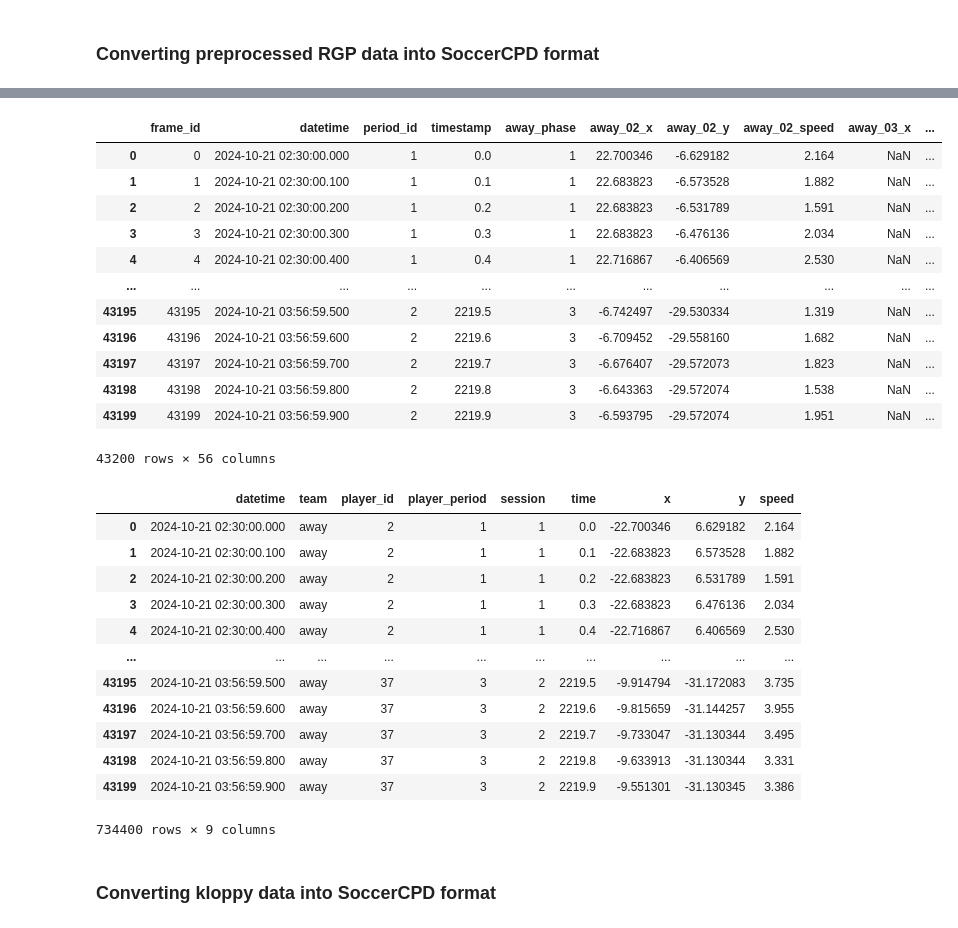
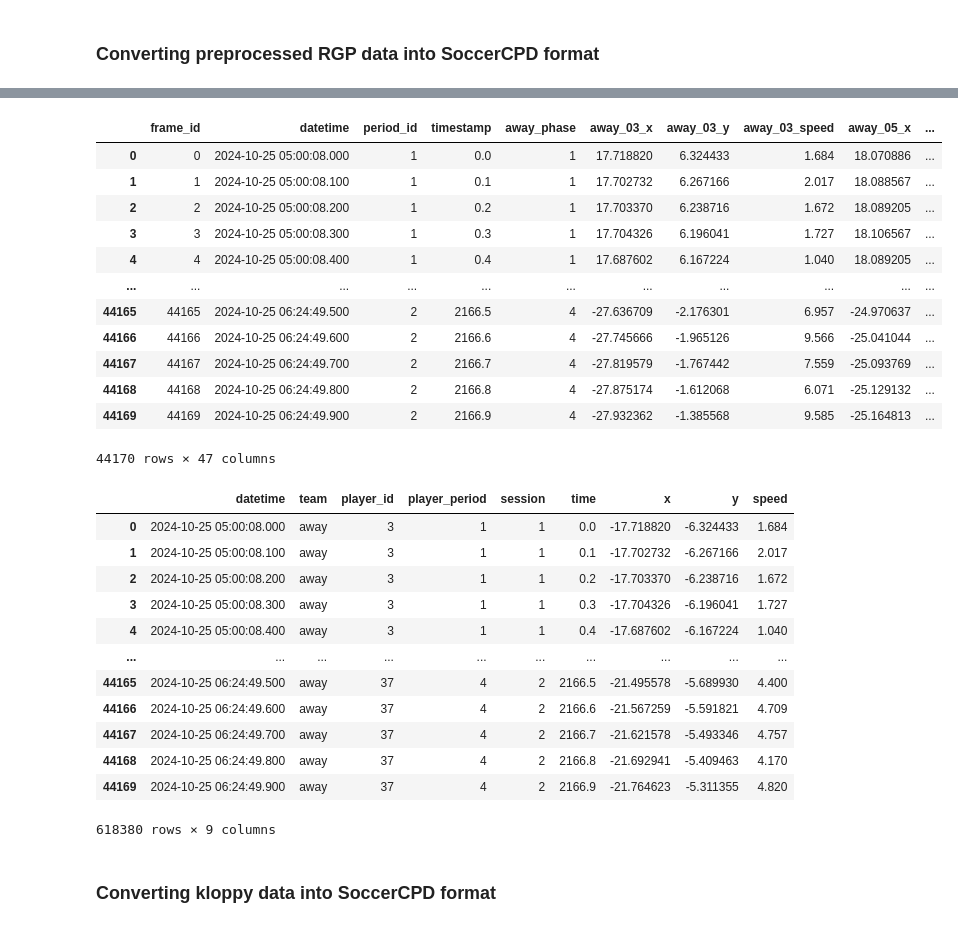
Before and after one commit to hyunsungkim-ds/soccercpd, a Jupyter notebook: tutorial_kloppy.ipynb, the cells around one changed output, grey strips where cells are left out. Cells and saved outputs as stored; diff of their text form; code cells hidden in the pictures.

```diff
--- a/tutorial_kloppy.ipynb
+++ b/tutorial_kloppy.ipynb
@@ -46,56 +27,56 @@ matches
 # %%
-match_index = 1
-home_away = "home"  # Choose either home or away
+match_index = 16
+home_away = "away"  # Choose either home or away
 home_id = matches.at[match_index, "home_id"]
 away_id = matches.at[match_index, "away_id"]
 col_dict = {"index": "frame_id", "session": "period_id", "time": "timestamp"}
 
 if away_id == 0:
     home_away = "home"
     col_dict["phase"] = "home_phase"
     data = pd.read_csv(f"data/kloppy/{home_id}.csv", header=0, parse_dates=["datetime"])
 elif home_id == 0:
     home_away = "away"
     col_dict["phase"] = "away_phase"
     data = pd.read_csv(f"data/kloppy/{away_id}.csv", header=0, parse_dates=["datetime"])
 else:
     data = pd.read_csv(f"data/kloppy/{home_id}-{away_id}.csv", header=0, parse_dates=["datetime"])
 
 data = data.reset_index().rename(columns=col_dict)
 data
 # %% [output]
-|  | frame_id | datetime | period_id | timestamp | away_phase | away_02_x | away_02_y | away_02_speed | away_03_x | ... |
-| 0 | 0 | 2024-10-21 02:30:00.000 | 1 | 0.0 | 1 | 22.700346 | -6.629182 | 2.164 | NaN | ... |
-| 1 | 1 | 2024-10-21 02:30:00.100 | 1 | 0.1 | 1 | 22.683823 | -6.573528 | 1.882 | NaN | ... |
-| 2 | 2 | 2024-10-21 02:30:00.200 | 1 | 0.2 | 1 | 22.683823 | -6.531789 | 1.591 | NaN | ... |
-| 3 | 3 | 2024-10-21 02:30:00.300 | 1 | 0.3 | 1 | 22.683823 | -6.476136 | 2.034 | NaN | ... |
-| 4 | 4 | 2024-10-21 02:30:00.400 | 1 | 0.4 | 1 | 22.716867 | -6.406569 | 2.530 | NaN | ... |
+|  | frame_id | datetime | period_id | timestamp | away_phase | away_03_x | away_03_y | away_03_speed | away_05_x | ... |
+| 0 | 0 | 2024-10-25 05:00:08.000 | 1 | 0.0 | 1 | 17.718820 | 6.324433 | 1.684 | 18.070886 | ... |
+| 1 | 1 | 2024-10-25 05:00:08.100 | 1 | 0.1 | 1 | 17.702732 | 6.267166 | 2.017 | 18.088567 | ... |
+| 2 | 2 | 2024-10-25 05:00:08.200 | 1 | 0.2 | 1 | 17.703370 | 6.238716 | 1.672 | 18.089205 | ... |
+| 3 | 3 | 2024-10-25 05:00:08.300 | 1 | 0.3 | 1 | 17.704326 | 6.196041 | 1.727 | 18.106567 | ... |
+| 4 | 4 | 2024-10-25 05:00:08.400 | 1 | 0.4 | 1 | 17.687602 | 6.167224 | 1.040 | 18.089205 | ... |
 | ... | ... | ... | ... | ... | ... | ... | ... | ... | ... | ... |
-| 43195 | 43195 | 2024-10-21 03:56:59.500 | 2 | 2219.5 | 3 | -6.742497 | -29.530334 | 1.319 | NaN | ... |
-| 43196 | 43196 | 2024-10-21 03:56:59.600 | 2 | 2219.6 | 3 | -6.709452 | -29.558160 | 1.682 | NaN | ... |
-| 43197 | 43197 | 2024-10-21 03:56:59.700 | 2 | 2219.7 | 3 | -6.676407 | -29.572073 | 1.823 | NaN | ... |
-| 43198 | 43198 | 2024-10-21 03:56:59.800 | 2 | 2219.8 | 3 | -6.643363 | -29.572074 | 1.538 | NaN | ... |
-| 43199 | 43199 | 2024-10-21 03:56:59.900 | 2 | 2219.9 | 3 | -6.593795 | -29.572074 | 1.951 | NaN | ... |
+| 44165 | 44165 | 2024-10-25 06:24:49.500 | 2 | 2166.5 | 4 | -27.636709 | -2.176301 | 6.957 | -24.970637 | ... |
+| 44166 | 44166 | 2024-10-25 06:24:49.600 | 2 | 2166.6 | 4 | -27.745666 | -1.965126 | 9.566 | -25.041044 | ... |
+| 44167 | 44167 | 2024-10-25 06:24:49.700 | 2 | 2166.7 | 4 | -27.819579 | -1.767442 | 7.559 | -25.093769 | ... |
+| 44168 | 44168 | 2024-10-25 06:24:49.800 | 2 | 2166.8 | 4 | -27.875174 | -1.612068 | 6.071 | -25.129132 | ... |
+| 44169 | 44169 | 2024-10-25 06:24:49.900 | 2 | 2166.9 | 4 | -27.932362 | -1.385568 | 9.585 | -25.164813 | ... |
-43200 rows × 56 columns
+44170 rows × 47 columns
 # %%
 kloppy = Kloppy(data)
-kloppy.rotate_pitch()
+kloppy.rotate_pitch([1])
 input_data = kloppy.convert_to_soccercpd_input(exclude_gks=False)
 input_data
 # %% [output]
 |  | datetime | team | player_id | player_period | session | time | x | y | speed |
-| 0 | 2024-10-21 02:30:00.000 | away | 2 | 1 | 1 | 0.0 | -22.700346 | 6.629182 | 2.164 |
-| 1 | 2024-10-21 02:30:00.100 | away | 2 | 1 | 1 | 0.1 | -22.683823 | 6.573528 | 1.882 |
-| 2 | 2024-10-21 02:30:00.200 | away | 2 | 1 | 1 | 0.2 | -22.683823 | 6.531789 | 1.591 |
-| 3 | 2024-10-21 02:30:00.300 | away | 2 | 1 | 1 | 0.3 | -22.683823 | 6.476136 | 2.034 |
-| 4 | 2024-10-21 02:30:00.400 | away | 2 | 1 | 1 | 0.4 | -22.716867 | 6.406569 | 2.530 |
+| 0 | 2024-10-25 05:00:08.000 | away | 3 | 1 | 1 | 0.0 | -17.718820 | -6.324433 | 1.684 |
+| 1 | 2024-10-25 05:00:08.100 | away | 3 | 1 | 1 | 0.1 | -17.702732 | -6.267166 | 2.017 |
+| 2 | 2024-10-25 05:00:08.200 | away | 3 | 1 | 1 | 0.2 | -17.703370 | -6.238716 | 1.672 |
+| 3 | 2024-10-25 05:00:08.300 | away | 3 | 1 | 1 | 0.3 | -17.704326 | -6.196041 | 1.727 |
+| 4 | 2024-10-25 05:00:08.400 | away | 3 | 1 | 1 | 0.4 | -17.687602 | -6.167224 | 1.040 |
 | ... | ... | ... | ... | ... | ... | ... | ... | ... | ... |
-| 43195 | 2024-10-21 03:56:59.500 | away | 37 | 3 | 2 | 2219.5 | -9.914794 | -31.172083 | 3.735 |
-| 43196 | 2024-10-21 03:56:59.600 | away | 37 | 3 | 2 | 2219.6 | -9.815659 | -31.144257 | 3.955 |
-| 43197 | 2024-10-21 03:56:59.700 | away | 37 | 3 | 2 | 2219.7 | -9.733047 | -31.130344 | 3.495 |
-| 43198 | 2024-10-21 03:56:59.800 | away | 37 | 3 | 2 | 2219.8 | -9.633913 | -31.130344 | 3.331 |
-| 43199 | 2024-10-21 03:56:59.900 | away | 37 | 3 | 2 | 2219.9 | -9.551301 | -31.130345 | 3.386 |
+| 44165 | 2024-10-25 06:24:49.500 | away | 37 | 4 | 2 | 2166.5 | -21.495578 | -5.689930 | 4.400 |
+| 44166 | 2024-10-25 06:24:49.600 | away | 37 | 4 | 2 | 2166.6 | -21.567259 | -5.591821 | 4.709 |
+| 44167 | 2024-10-25 06:24:49.700 | away | 37 | 4 | 2 | 2166.7 | -21.621578 | -5.493346 | 4.757 |
+| 44168 | 2024-10-25 06:24:49.800 | away | 37 | 4 | 2 | 2166.8 | -21.692941 | -5.409463 | 4.170 |
+| 44169 | 2024-10-25 06:24:49.900 | away | 37 | 4 | 2 | 2166.9 | -21.764623 | -5.311355 | 4.820 |
-734400 rows × 9 columns
+618380 rows × 9 columns
 # %% [markdown]
 ### Converting kloppy data into SoccerCPD format
 # %%
```
Also changed, not shown: parts of 8 cells of this notebook, 1 other file.
